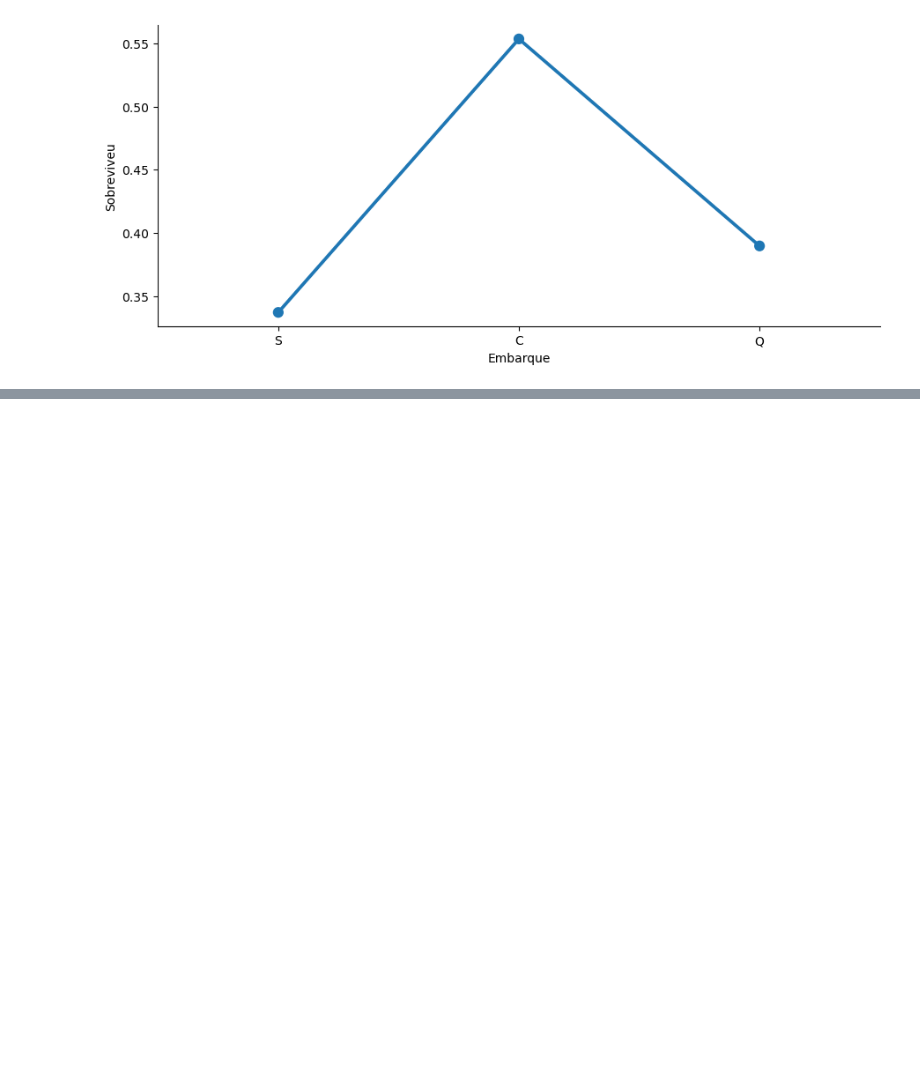
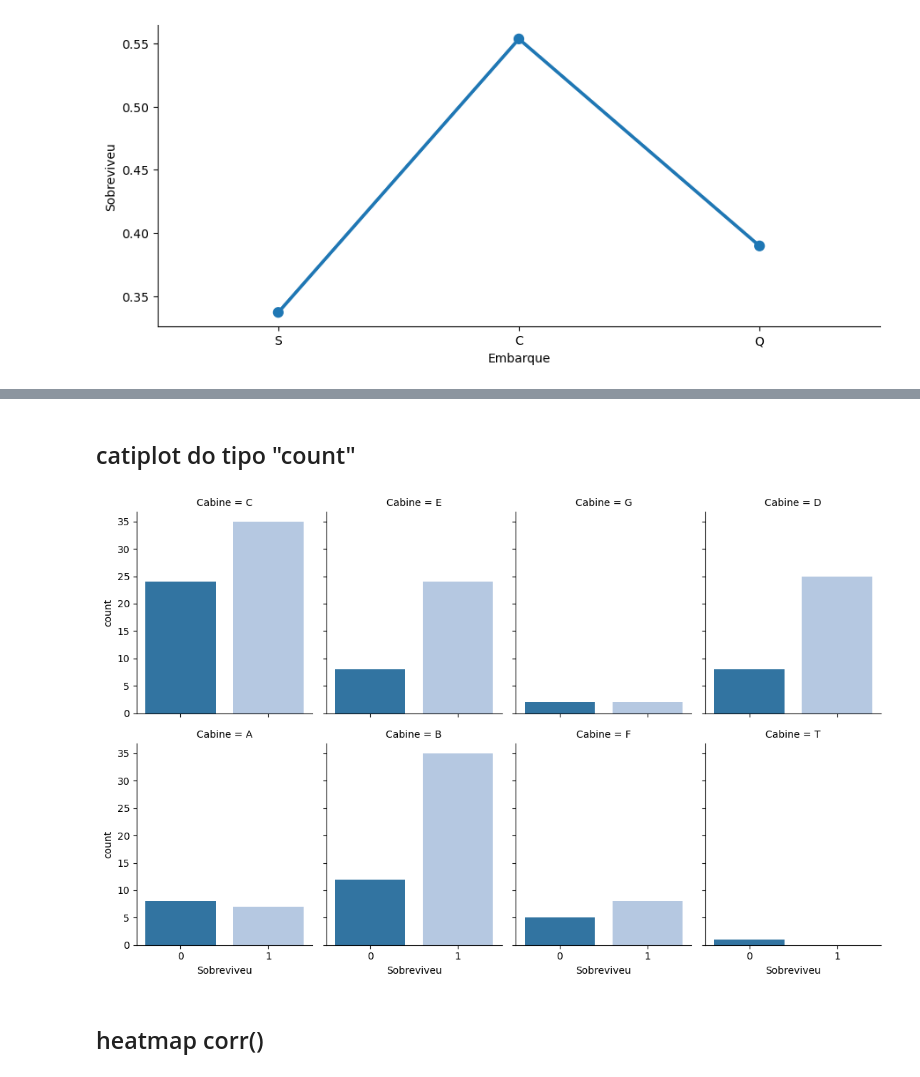
Before and after one commit to phillrog/py-machine-learning, a Jupyter notebook: notebooks/5 - visualização de dados/mod5.ipynb, the cells around one changed output, grey strips where cells are left out. Saved outputs shown, nothing was run; the diff lists cells and outputs as text; code cells hidden in the pictures; blank space fills up the shorter version.

Commit message:
catplot do tipo cout

```diff
--- a/notebooks/5 - visualização de dados/mod5.ipynb
+++ b/notebooks/5 - visualização de dados/mod5.ipynb
@@ -302,0 +311,11 @@ plt.show()
+# %% [markdown]
+## catiplot do tipo "count"
+# %%
+sns.catplot('Sobreviveu', col='Cabine', data=data[['Sobreviveu', 'Cabine']].dropna(),
+            kind='count', height=3.5, aspect=0.8, col_wrap=4, palette='tab20')
+
+plt.show()
+# %% [output]
+[figure, added]
+# %% [markdown]
+## heatmap corr()
```
Also changed, not shown: parts of 31 cells of this notebook.
